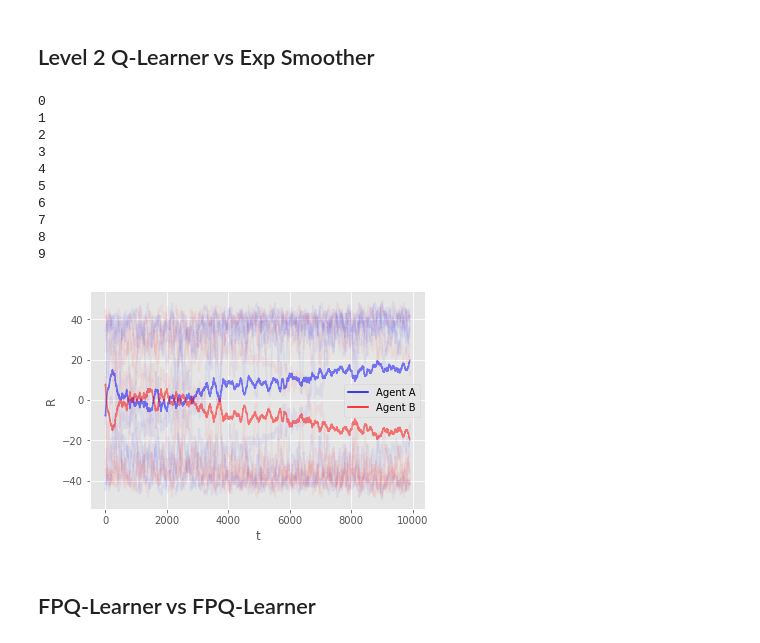
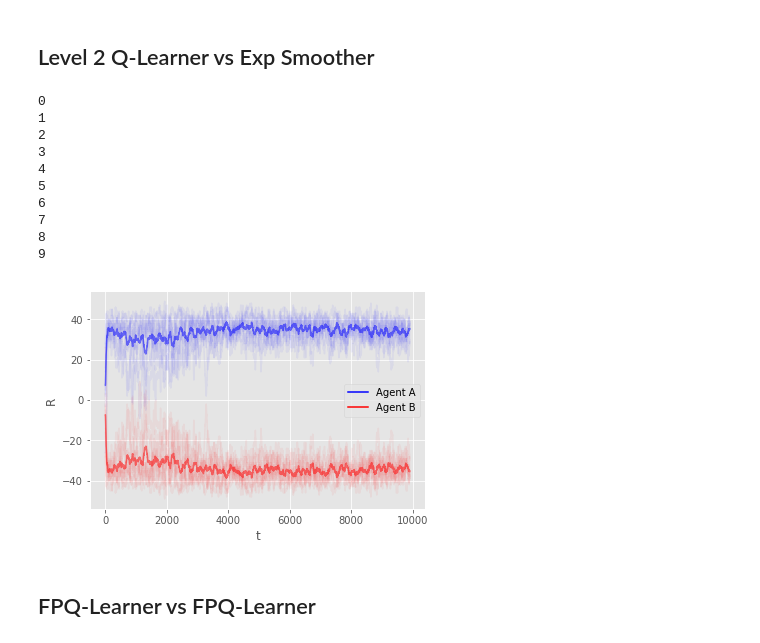
Before and after one commit to vicgalle/ARAMARL, a Jupyter notebook: friend_or_foe.ipynb, the cells around one changed output. Drawn from its saved outputs; the diff is of its cells as text; code cells hidden in the pictures.

```diff
--- a/friend_or_foe.ipynb
+++ b/friend_or_foe.ipynb
@@ -126,7 +126,7 @@ for n in range(N_EXP):
 
 
 
-    n_iter = 10000
+    n_iter = 20000
 
 
     r0s = []
@@ -193,7 +193,7 @@ for n in range(N_EXP):
     env = AdvRw2(max_steps=1, payout=50, batch_size=1)
     n_states = 1
     ##
-    P2 =  ExpSmoother(env.available_actions, env.available_actions, learning_rate=0.8)
+    P2 =  ExpSmoother(env.available_actions, env.available_actions, learning_rate=0.25)
     #P1 =  RandomAgent( env.available_actions, p=0.5)
     P1 = Level2QAgent(env.available_actions, env.available_actions, n_states=1,
                       learning_rate=0.1, epsilon=0.1, gamma=0.96)
@@ -223,34 +223,34 @@ for n in range(N_EXP):
 
             # Agents learn
 
             P1.update(0, [a1, a2], [rewards[0], rewards[1]], 0)
             P2.update(0, [a2, a1], [rewards[1], rewards[0]], 0)
 
             #s = new_s  #stateless!
 
             #print(r0, r1)
             r0s.append(rewards[0])
             r1s.append(rewards[1])
 
         env.reset()
 
     print(n)
     r0ss.append(r0s)
     r1ss.append(r1s)
 
 plot(r0ss, r1ss)
 # %% [output]
 0
 1
 2
 3
 4
 5
 6
 7
 8
 9
-[figure, old version]
+[figure, new version]
 # %% [markdown]
 ## FPQ-Learner vs FPQ-Learner
 # %%
```
Also changed, not shown: parts of 9 cells of this notebook, 2 other files.
